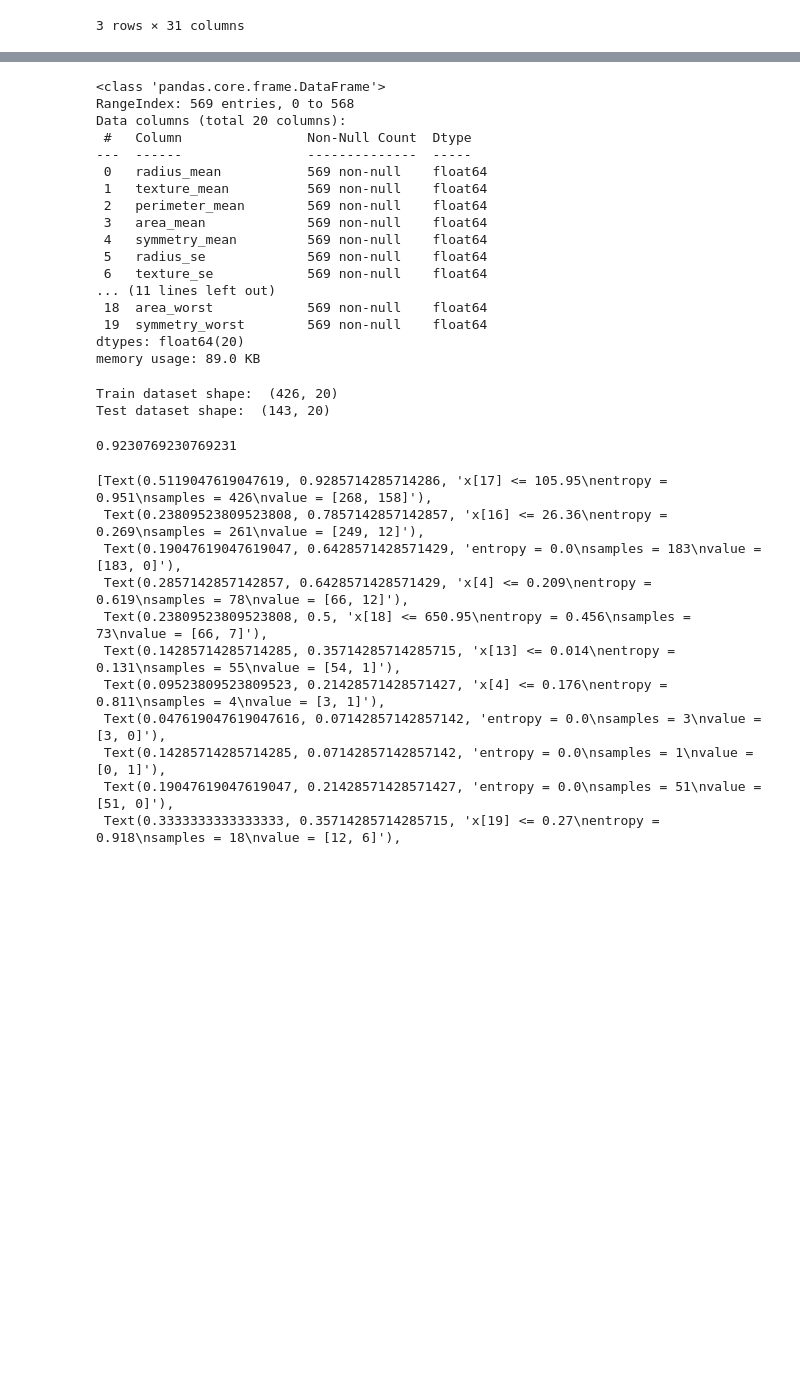
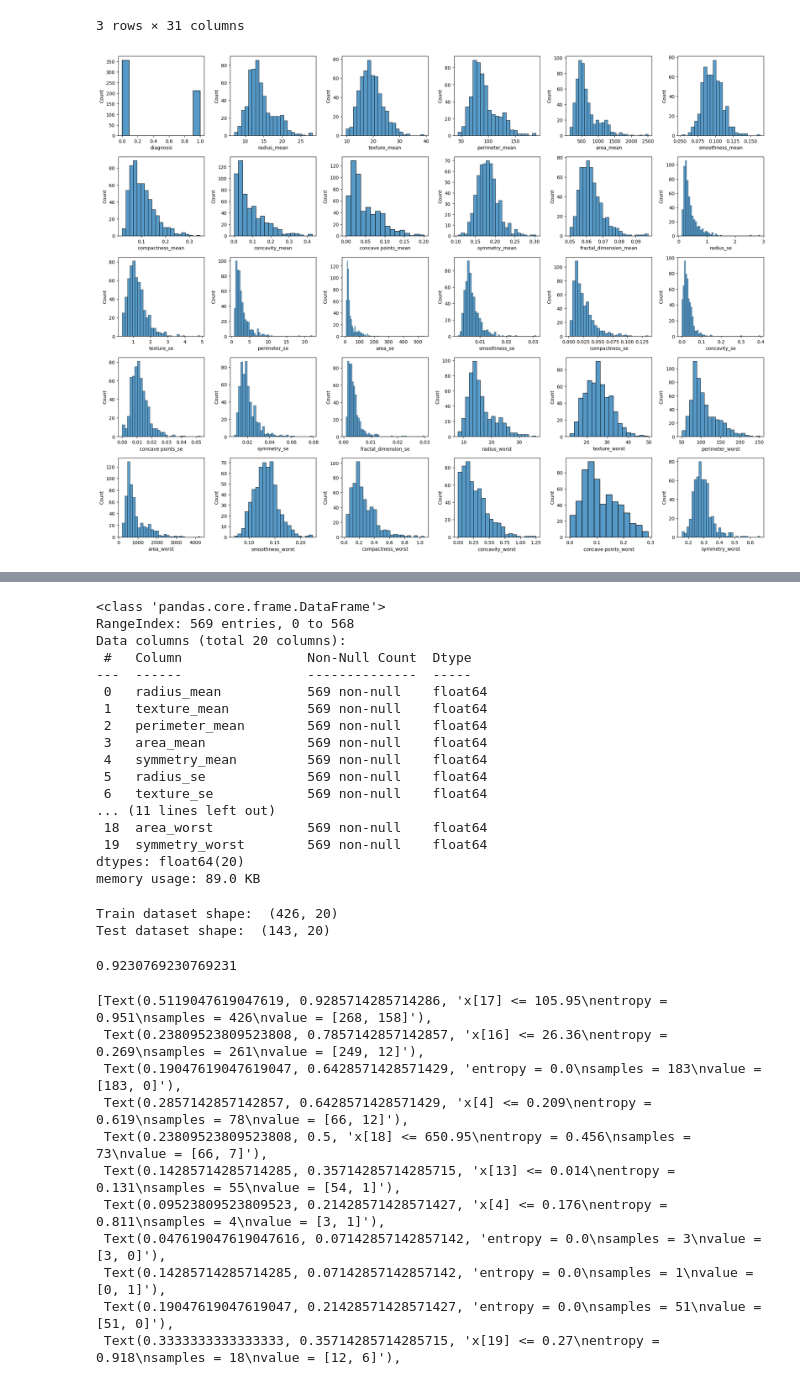
Before and after one commit to juniorq33/Machine-Learning, a Jupyter notebook: Assignment_1/breast_cancer_models.ipynb, the cells around one changed output, grey strips where cells are left out. Drawn from its saved outputs; the diff is of its cells as text; code cells hidden in the pictures; blank space fills up the shorter version.

```diff
--- a/Assignment_1/breast_cancer_models.ipynb
+++ b/Assignment_1/breast_cancer_models.ipynb
@@ -83,3 +83,21 @@ file_data.head(3)
 | 1 | 1 | 20.57 | 17.77 | 132.9 | 1326.0 | 0.08474 | 0.07864 | ... |
 | 2 | 1 | 19.69 | 21.25 | 130.0 | 1203.0 | 0.10960 | 0.15990 | ... |
 3 rows × 31 columns
+# %%
+import seaborn as sns
+
+plt.figure(figsize = (20, 15))
+plotnumber = 1
+
+for column in file_data:
+    if plotnumber <= 30:
+        ax = plt.subplot(5, 6, plotnumber)
+        sns.histplot(file_data[column])
+        plt.xlabel(column)
+
+    plotnumber += 1
+
+plt.tight_layout()
+plt.show()
+# %% [output]
+[figure, added]
```
Also changed, not shown: parts of 5 cells of this notebook.
